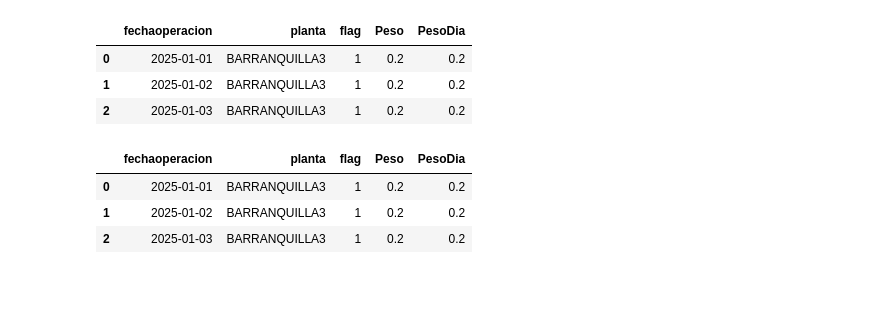
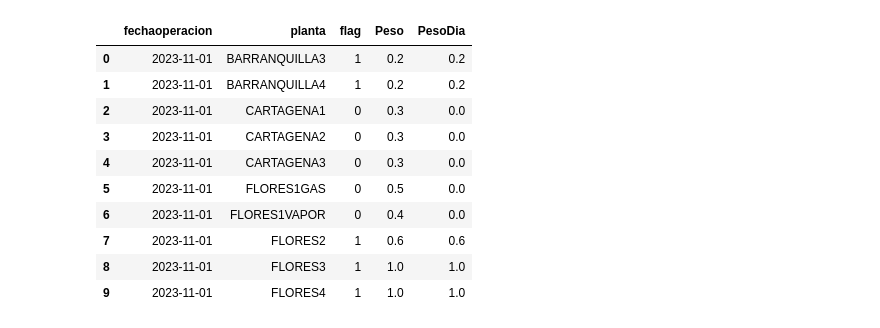
Before and after one commit to EdwarARL23/ScriptsPython, a Jupyter notebook: Unidades Equivalentes/ProbabilidadUE.ipynb, the cells around one changed output. Drawn from its saved outputs; the diff is of its cells as text; code cells hidden in the pictures; blank space fills up the shorter version.

```diff
--- a/Unidades Equivalentes/ProbabilidadUE.ipynb
+++ b/Unidades Equivalentes/ProbabilidadUE.ipynb
@@ -63,25 +63,33 @@ df_DispU = df_DispU[['fechaoperacion','planta','flag']]
 df_DispU=df_DispU.merge(df_Peso,left_on=['planta'],right_on=['Unidad'],how='inner')[['fechaoperacion','planta','flag','Peso']]
 df_DispU['PesoDia']=df_DispU['flag']*df_DispU['Peso']
 df_DispU.head(3)
-# df_DispU
+df_DispU.to_csv('DispUnidades.csv')
-# %% [output]
-|  | fechaoperacion | planta | flag | Peso | PesoDia |
-| 0 | 2025-01-01 | BARRANQUILLA3 | 1 | 0.2 | 0.2 |
-| 1 | 2025-01-02 | BARRANQUILLA3 | 1 | 0.2 | 0.2 |
-| 2 | 2025-01-03 | BARRANQUILLA3 | 1 | 0.2 | 0.2 |
 # %%
 df_DispU_sinTB=df_DispU.copy()
 df_DispU_sinTB = df_DispU_sinTB[~df_DispU_sinTB['planta'].isin(['TEBSA11 ', 'TEBSA12 ', 'TEBSA24 '])]
 
 df_DispU_sinTBF=df_DispU.copy()
 df_DispU_sinTBF = df_DispU_sinTBF[~df_DispU_sinTBF['planta'].isin(['TEBSA11 ', 'TEBSA12 ', 'TEBSA24 ','FLORES3 '])]
 
-df_DispU_sinTB.head(3)
+df_DispU_sinBQs=df_DispU.copy()
+df_DispU_sinBQs = df_DispU_sinBQs[~df_DispU_sinBQs['planta'].isin(['BARRANQUILLA3 ', 'BARRANQUILLA4 '])]
+
+df_DispU_sinCtgs=df_DispU.copy()
+df_DispU_sinCtgs = df_DispU_sinCtgs[~df_DispU_sinCtgs['planta'].isin(['CARTAGENA1 ','CARTAGENA2 ','CARTAGENA3 ','BARRANQUILLA3 ', 'BARRANQUILLA4 '])]
+
+df_DispU_sinTB.head(10)
 # %% [output]
 |  | fechaoperacion | planta | flag | Peso | PesoDia |
-| 0 | 2025-01-01 | BARRANQUILLA3 | 1 | 0.2 | 0.2 |
-| 1 | 2025-01-02 | BARRANQUILLA3 | 1 | 0.2 | 0.2 |
-| 2 | 2025-01-03 | BARRANQUILLA3 | 1 | 0.2 | 0.2 |
+| 0 | 2023-11-01 | BARRANQUILLA3 | 1 | 0.2 | 0.2 |
+| 1 | 2023-11-01 | BARRANQUILLA4 | 1 | 0.2 | 0.2 |
+| 2 | 2023-11-01 | CARTAGENA1 | 0 | 0.3 | 0.0 |
+| 3 | 2023-11-01 | CARTAGENA2 | 0 | 0.3 | 0.0 |
+| 4 | 2023-11-01 | CARTAGENA3 | 0 | 0.3 | 0.0 |
+| 5 | 2023-11-01 | FLORES1GAS | 0 | 0.5 | 0.0 |
+| 6 | 2023-11-01 | FLORES1VAPOR | 0 | 0.4 | 0.0 |
+| 7 | 2023-11-01 | FLORES2 | 1 | 0.6 | 0.6 |
+| 8 | 2023-11-01 | FLORES3 | 1 | 1.0 | 1.0 |
+| 9 | 2023-11-01 | FLORES4 | 1 | 1.0 | 1.0 |
 # %%
 df_PesoDiaIni = df_DispU.groupby('fechaoperacion', as_index=False)['PesoDia'].sum().round(2)
 df_PesoDia_SinTB= df_DispU_sinTB.groupby('fechaoperacion', as_index=False)['PesoDia'].sum().round(2)
```
Also changed, not shown: parts of 14 cells of this notebook, 10 other files.
